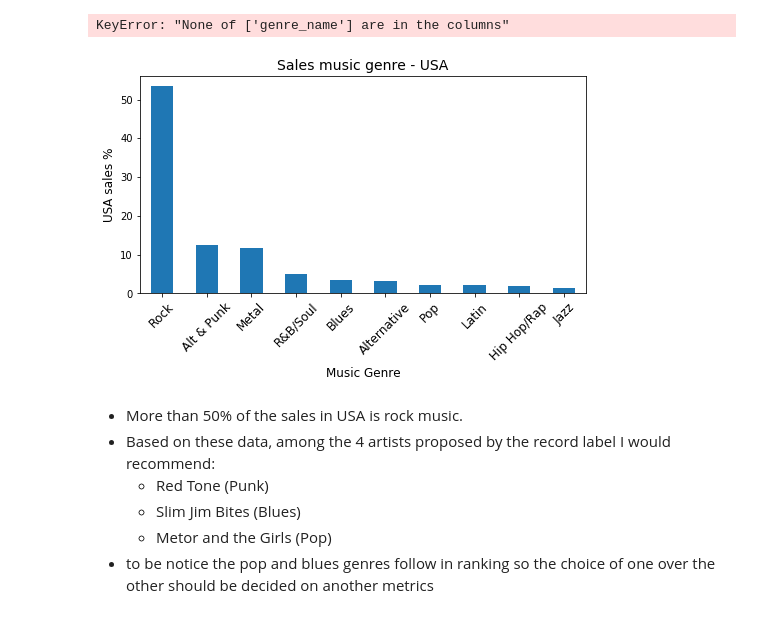
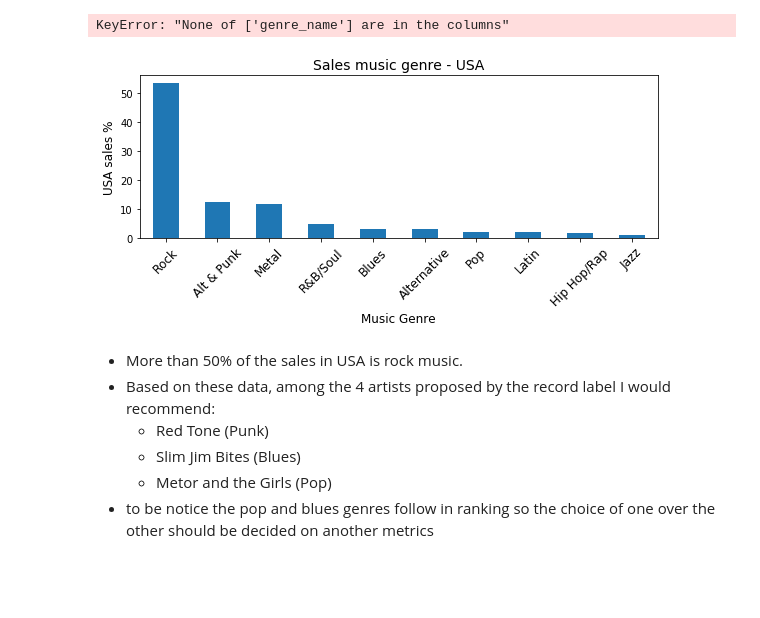
Before and after one commit to tfreyd/chinook, a Jupyter notebook: chinook_sql.ipynb, the cells around one changed output. Cells and saved outputs as stored; diff of their text form; code cells hidden in the pictures; blank space fills up the shorter version.

```diff
--- a/chinook_sql.ipynb
+++ b/chinook_sql.ipynb
@@ -188,12 +189,13 @@ KeyError: "None of ['genre_name'] are in the columns"
 # %%
 sales_genre_usa['per_sales'].head(10).plot.bar(figsize=(8,4))
 plt.xticks(rotation=45,size=12)
 plt.ylabel('USA sales %',size=12)
 plt.xlabel('Music Genre',size=12)
 plt.title('Sales music genre - USA',size=14)
+plt.tight_layout()
 plt.savefig('sales_music_genre_usa.jpg')
 # %% [output]
-[figure, old version]
+[figure, new version]
 # %% [markdown]
 - More than 50% of the sales in USA is rock music.
 - Based on these data,  among the 4 artists proposed by the record label I would recommend:
```
Also changed, not shown: parts of 1 cell of this notebook, 3 other files.
